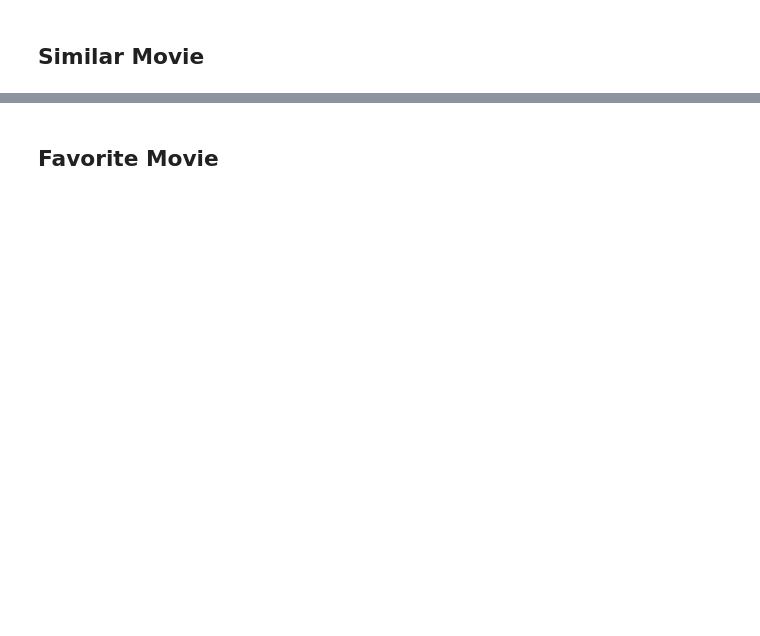
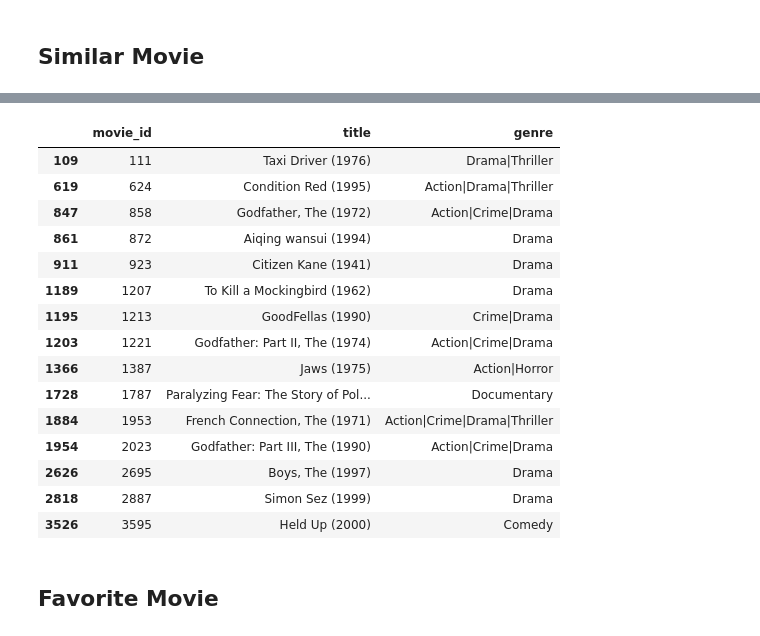
Before and after one commit to JaeHeee/AIFFEL_Project, a Jupyter notebook: EXPLORATION/EXPLORATION 7. 아이유팬이 좋아할 만한 다른 아티스트 찾기.ipynb, the cells around one changed output, grey strips where cells are left out. Saved outputs shown, nothing was run; the diff lists cells and outputs as text; code cells hidden in the pictures; blank space fills up the shorter version.

```diff
--- a/EXPLORATION/EXPLORATION 7. 아이유팬이 좋아할 만한 다른 아티스트 찾기.ipynb
+++ b/EXPLORATION/EXPLORATION 7. 아이유팬이 좋아할 만한 다른 아티스트 찾기.ipynb
@@ -228,6 +286,6 @@ np.dot(my_vector, toystory_vector)
 ## Similar Movie
 # %%
 favorite_movie = 'Godfather, The (1972)'
-movie_id = movies[movies['title']=='Godfather, The (1972)']
-similar_movie = als_model.similar_items(movie_id, N=15)
+movie_id = movies[movies['title']=='Godfather, The (1972)']['movie_id']
+similar_movie = als_model.similar_items(movie_id.values[0], N=15)
 similar_movie
@@ -234,4 +308,21 @@ similar_movie
 # %%
-movies[movies['movie_id'].isin(similar_movie)]
+movies[movies['movie_id'].isin([s[0] for s in similar_movie])]
+# %% [output]
+|  | movie_id | title | genre |
+| 109 | 111 | Taxi Driver (1976) | Drama|Thriller |
+| 619 | 624 | Condition Red (1995) | Action|Drama|Thriller |
+| 847 | 858 | Godfather, The (1972) | Action|Crime|Drama |
+| 861 | 872 | Aiqing wansui (1994) | Drama |
+| 911 | 923 | Citizen Kane (1941) | Drama |
+| 1189 | 1207 | To Kill a Mockingbird (1962) | Drama |
+| 1195 | 1213 | GoodFellas (1990) | Crime|Drama |
+| 1203 | 1221 | Godfather: Part II, The (1974) | Action|Crime|Drama |
+| 1366 | 1387 | Jaws (1975) | Action|Horror |
+| 1728 | 1787 | Paralyzing Fear: The Story of Pol... | Documentary |
+| 1884 | 1953 | French Connection, The (1971) | Action|Crime|Drama|Thriller |
+| 1954 | 2023 | Godfather: Part III, The (1990) | Action|Crime|Drama |
+| 2626 | 2695 | Boys, The (1997) | Drama |
+| 2818 | 2887 | Simon Sez (1999) | Drama |
+| 3526 | 3595 | Held Up (2000) | Comedy |
 # %% [markdown]
 ## Favorite Movie
```
Also changed, not shown: parts of 17 cells of this notebook.
